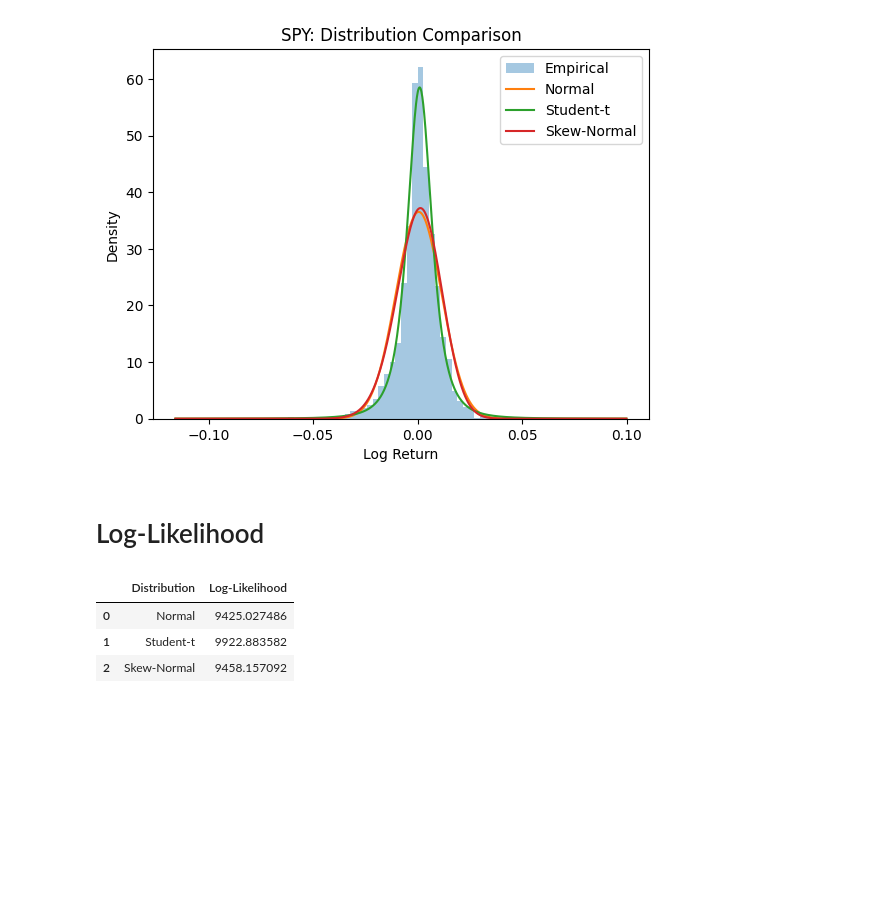
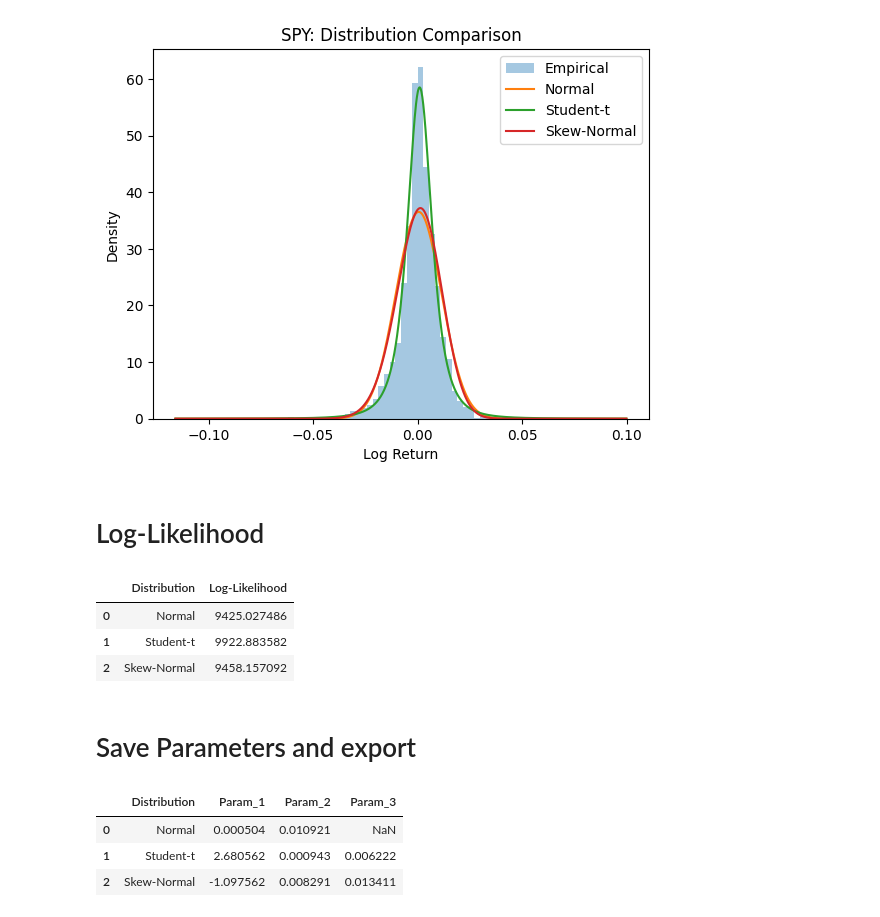
Before and after one commit to akhyear/MonteCarloRiskProject, a Jupyter notebook: notebooks/02_distribution_fitting.ipynb, the cells around one changed output. Cells and saved outputs as stored; diff of their text form; code cells hidden in the pictures; blank space fills up the shorter version.

Commit message:
Save Parameters and export

```diff
--- a/notebooks/02_distribution_fitting.ipynb
+++ b/notebooks/02_distribution_fitting.ipynb
@@ -147,3 +147,18 @@ ll_df
 | 0 | Normal | 9425.027486 |
 | 1 | Student-t | 9922.883582 |
 | 2 | Skew-Normal | 9458.157092 |
+# %% [markdown]
+# Save Parameters and export
+# %%
+params = pd.DataFrame({
+    "Distribution": ["Normal", "Student-t", "Skew-Normal"],
+    "Param_1": [mu_norm, nu_t, alpha_skew],
+    "Param_2": [sigma_norm, mu_t, mu_skew],
+    "Param_3": [np.nan, sigma_t, sigma_skew]
+})
+params
+# %% [output]
+|  | Distribution | Param_1 | Param_2 | Param_3 |
+| 0 | Normal | 0.000504 | 0.010921 | NaN |
+| 1 | Student-t | 2.680562 | 0.000943 | 0.006222 |
+| 2 | Skew-Normal | -1.097562 | 0.008291 | 0.013411 |
```
Also changed, not shown: parts of 1 cell of this notebook, 1 other file.
